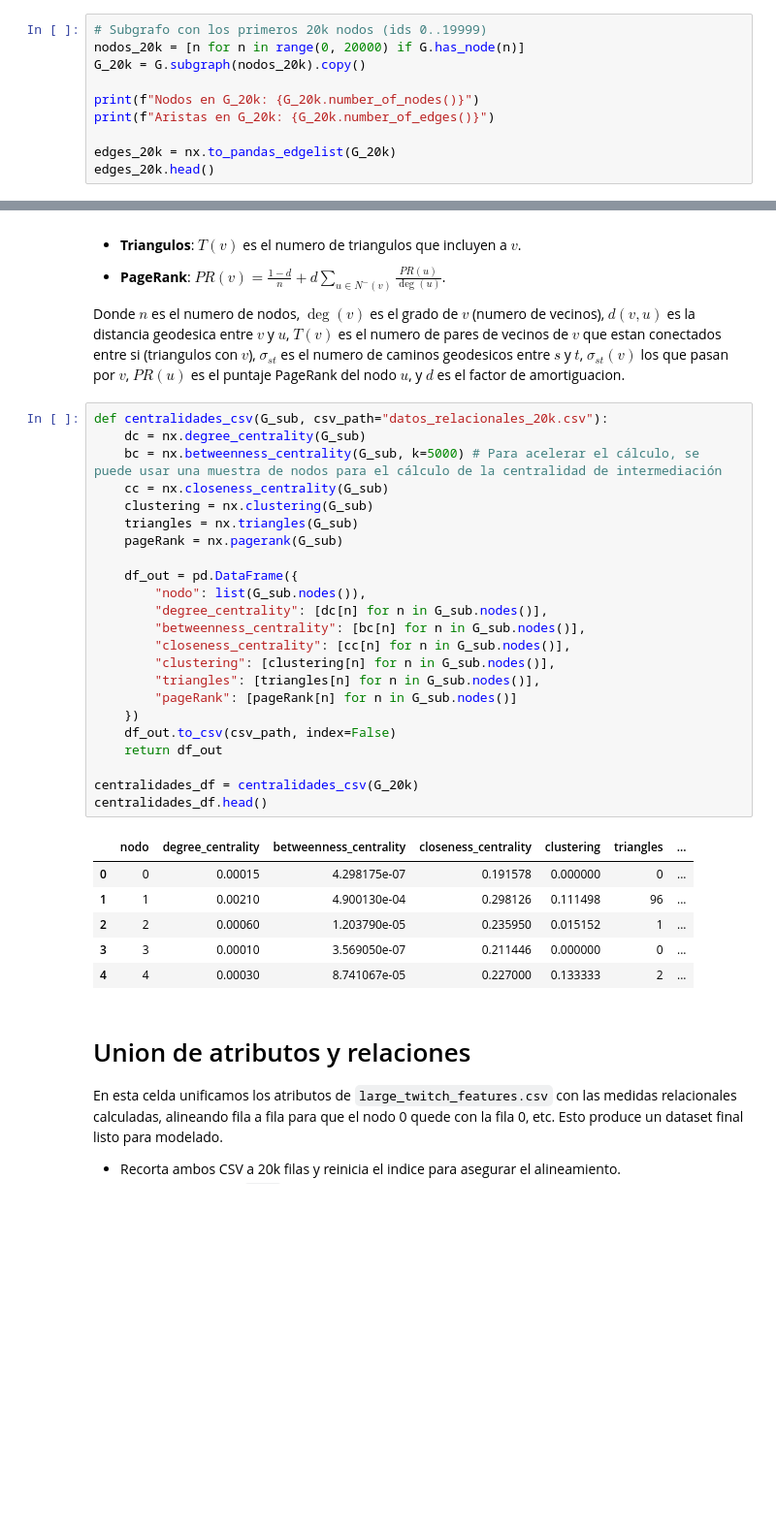
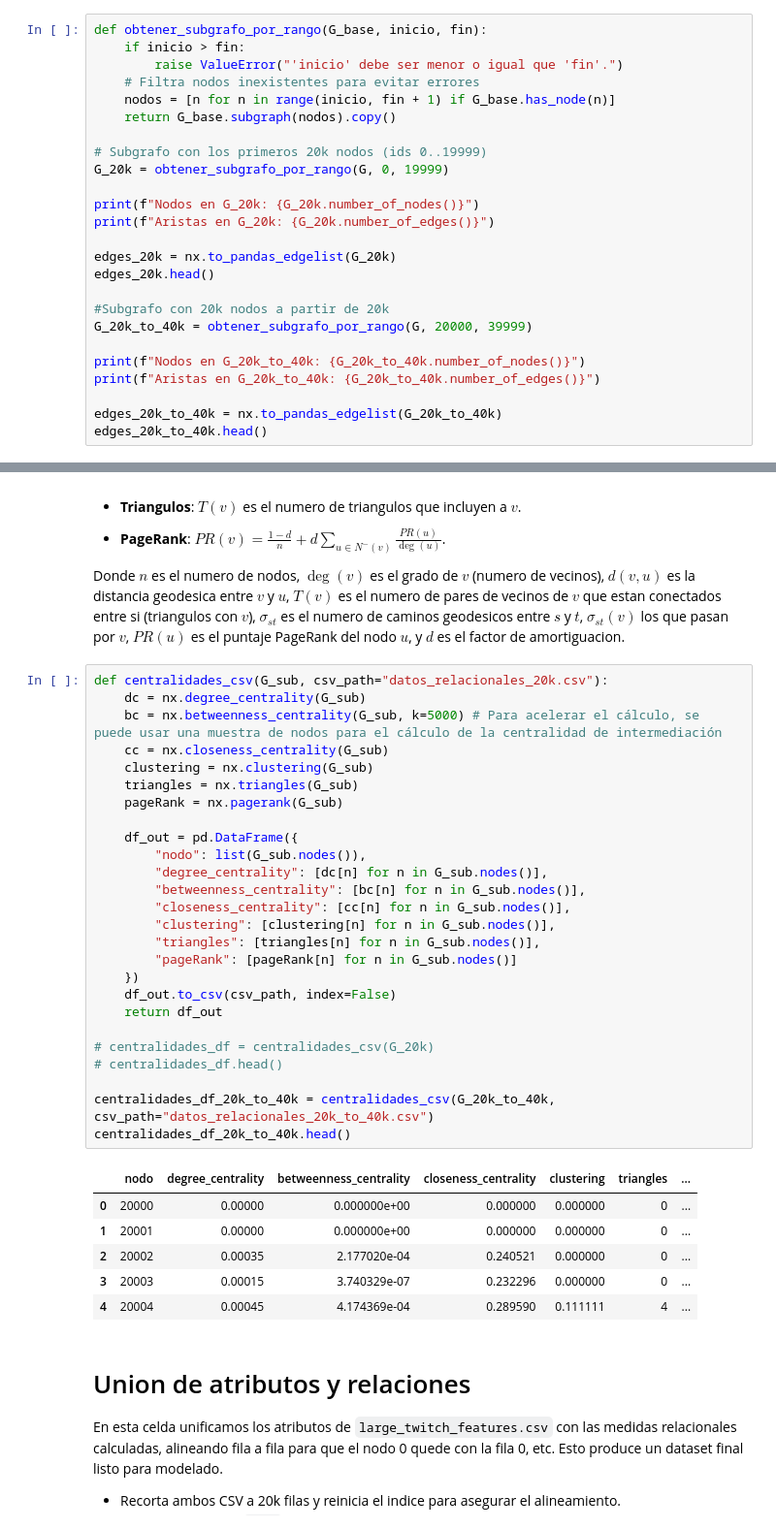
Before and after one commit to ThePayan/relational-machine-learning, a Jupyter notebook: preparacion_datos_Twitch.ipynb, the cells around one changed output, grey strips where cells are left out. Shown at 97% size. Saved outputs shown, nothing was run; the diff lists cells and outputs as text; blank space fills up the shorter version.

```diff
--- a/preparacion_datos_Twitch.ipynb
+++ b/preparacion_datos_Twitch.ipynb
@@ -47,15 +47,30 @@ Aqui extraemos un subgrafo con los primeros 20,000 nodos para trabajar sobre un
 - Creamos `G_20k` y mostramos nodos y aristas para validar el tamanio.
 - Convertimos a edgelist para inspeccionar la estructura y facilitar guardados posteriores.
 # %%
+def obtener_subgrafo_por_rango(G_base, inicio, fin):
+    if inicio > fin:
+        raise ValueError("'inicio' debe ser menor o igual que 'fin'.")
+    # Filtra nodos inexistentes para evitar errores
+    nodos = [n for n in range(inicio, fin + 1) if G_base.has_node(n)]
+    return G_base.subgraph(nodos).copy()
+
 # Subgrafo con los primeros 20k nodos (ids 0..19999)
-nodos_20k = [n for n in range(0, 20000) if G.has_node(n)]
-G_20k = G.subgraph(nodos_20k).copy()
+G_20k = obtener_subgrafo_por_rango(G, 0, 19999)
 
 print(f"Nodos en G_20k: {G_20k.number_of_nodes()}")
 print(f"Aristas en G_20k: {G_20k.number_of_edges()}")
 
 edges_20k = nx.to_pandas_edgelist(G_20k)
 edges_20k.head()
+
+#Subgrafo con 20k nodos a partir de 20k
+G_20k_to_40k = obtener_subgrafo_por_rango(G, 20000, 39999)
+
+print(f"Nodos en G_20k_to_40k: {G_20k_to_40k.number_of_nodes()}")
+print(f"Aristas en G_20k_to_40k: {G_20k_to_40k.number_of_edges()}")
+
+edges_20k_to_40k = nx.to_pandas_edgelist(G_20k_to_40k)
+edges_20k_to_40k.head()
 # %% [output]
 Nodos en G_20k: 20000
 Aristas en G_20k: 92798
@@ -85,33 +102,36 @@ Donde $n$ es el numero de nodos, $\deg(v)$ es el grado de $v$ (numero de vecinos
 # %%
 def centralidades_csv(G_sub, csv_path="datos_relacionales_20k.csv"):
     dc = nx.degree_centrality(G_sub)
     bc = nx.betweenness_centrality(G_sub, k=5000) # Para acelerar el cálculo, se puede usar una muestra de nodos para el cálculo de la centralidad de intermediación
     cc = nx.closeness_centrality(G_sub)
     clustering = nx.clustering(G_sub)
     triangles = nx.triangles(G_sub)
     pageRank = nx.pagerank(G_sub)
 
     df_out = pd.DataFrame({
         "nodo": list(G_sub.nodes()),
         "degree_centrality": [dc[n] for n in G_sub.nodes()],
         "betweenness_centrality": [bc[n] for n in G_sub.nodes()],
         "closeness_centrality": [cc[n] for n in G_sub.nodes()],
         "clustering": [clustering[n] for n in G_sub.nodes()],
         "triangles": [triangles[n] for n in G_sub.nodes()],
         "pageRank": [pageRank[n] for n in G_sub.nodes()]
     })
     df_out.to_csv(csv_path, index=False)
     return df_out
 
-centralidades_df = centralidades_csv(G_20k)
-centralidades_df.head()
+# centralidades_df = centralidades_csv(G_20k)
+# centralidades_df.head()
+
+centralidades_df_20k_to_40k = centralidades_csv(G_20k_to_40k, csv_path="datos_relacionales_20k_to_40k.csv")
+centralidades_df_20k_to_40k.head()
 # %% [output]
 |  | nodo | degree_centrality | betweenness_centrality | closeness_centrality | clustering | triangles | ... |
-| 0 | 0 | 0.00015 | 4.298175e-07 | 0.191578 | 0.000000 | 0 | ... |
-| 1 | 1 | 0.00210 | 4.900130e-04 | 0.298126 | 0.111498 | 96 | ... |
-| 2 | 2 | 0.00060 | 1.203790e-05 | 0.235950 | 0.015152 | 1 | ... |
-| 3 | 3 | 0.00010 | 3.569050e-07 | 0.211446 | 0.000000 | 0 | ... |
-| 4 | 4 | 0.00030 | 8.741067e-05 | 0.227000 | 0.133333 | 2 | ... |
+| 0 | 20000 | 0.00000 | 0.000000e+00 | 0.000000 | 0.000000 | 0 | ... |
+| 1 | 20001 | 0.00000 | 0.000000e+00 | 0.000000 | 0.000000 | 0 | ... |
+| 2 | 20002 | 0.00035 | 2.177020e-04 | 0.240521 | 0.000000 | 0 | ... |
+| 3 | 20003 | 0.00015 | 3.740329e-07 | 0.232296 | 0.000000 | 0 | ... |
+| 4 | 20004 | 0.00045 | 4.174369e-04 | 0.289590 | 0.111111 | 4 | ... |
 # %% [markdown]
 # Union de atributos y relaciones
 En esta celda unificamos los atributos de `large_twitch_features.csv` con las medidas relacionales calculadas, alineando fila a fila para que el nodo 0 quede con la fila 0, etc. Esto produce un dataset final listo para modelado.
```
Also changed, not shown: parts of 3 cells of this notebook, 1 other file.
